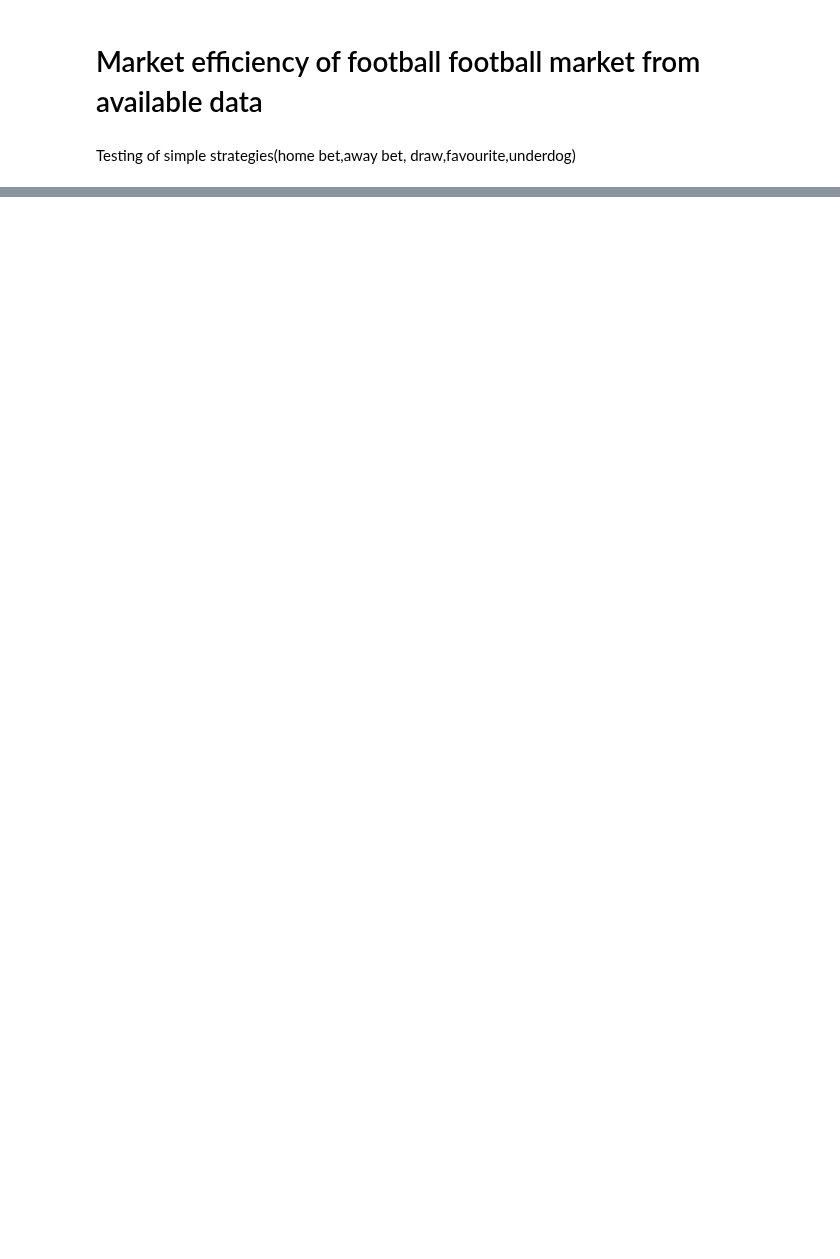
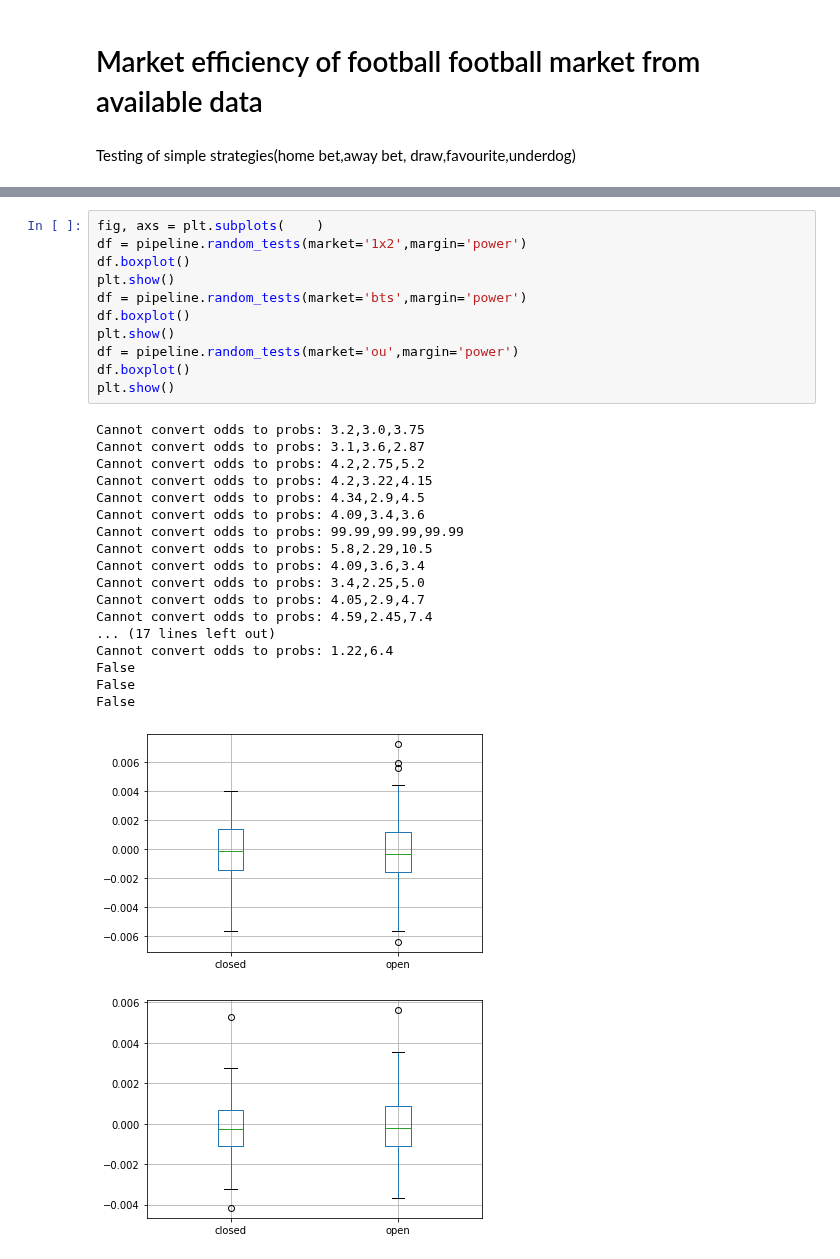
Before and after one commit to syrovzde/bakalarka, a Jupyter notebook: notebooks/1x2football.ipynb, the cells around one changed output, grey strips where cells are left out. Drawn from its saved outputs; the diff is of its cells as text; blank space fills up the shorter version.

```diff
--- a/notebooks/1x2football.ipynb
+++ b/notebooks/1x2football.ipynb
@@ -45,0 +88,31 @@ Name: home, Length: 464226, dtype: float64
+# %%
+fig, axs = plt.subplots(    )
+df = pipeline.random_tests(market='1x2',margin='power')
+df.boxplot()
+plt.show()
+df = pipeline.random_tests(market='bts',margin='power')
+df.boxplot()
+plt.show()
+df = pipeline.random_tests(market='ou',margin='power')
+df.boxplot()
+plt.show()
+# %% [output]
+Cannot convert odds to probs: 3.2,3.0,3.75
+Cannot convert odds to probs: 3.1,3.6,2.87
+Cannot convert odds to probs: 4.2,2.75,5.2
+Cannot convert odds to probs: 4.2,3.22,4.15
+Cannot convert odds to probs: 4.34,2.9,4.5
+Cannot convert odds to probs: 4.09,3.4,3.6
+Cannot convert odds to probs: 99.99,99.99,99.99
+Cannot convert odds to probs: 5.8,2.29,10.5
+Cannot convert odds to probs: 4.09,3.6,3.4
+Cannot convert odds to probs: 3.4,2.25,5.0
+Cannot convert odds to probs: 4.05,2.9,4.7
+Cannot convert odds to probs: 4.59,2.45,7.4
+... (17 lines left out)
+Cannot convert odds to probs: 1.22,6.4
+False
+False
+False
+[figure, added]
+[figure, added]
```
Also changed, not shown: parts of 7 cells of this notebook, 8 other files.
